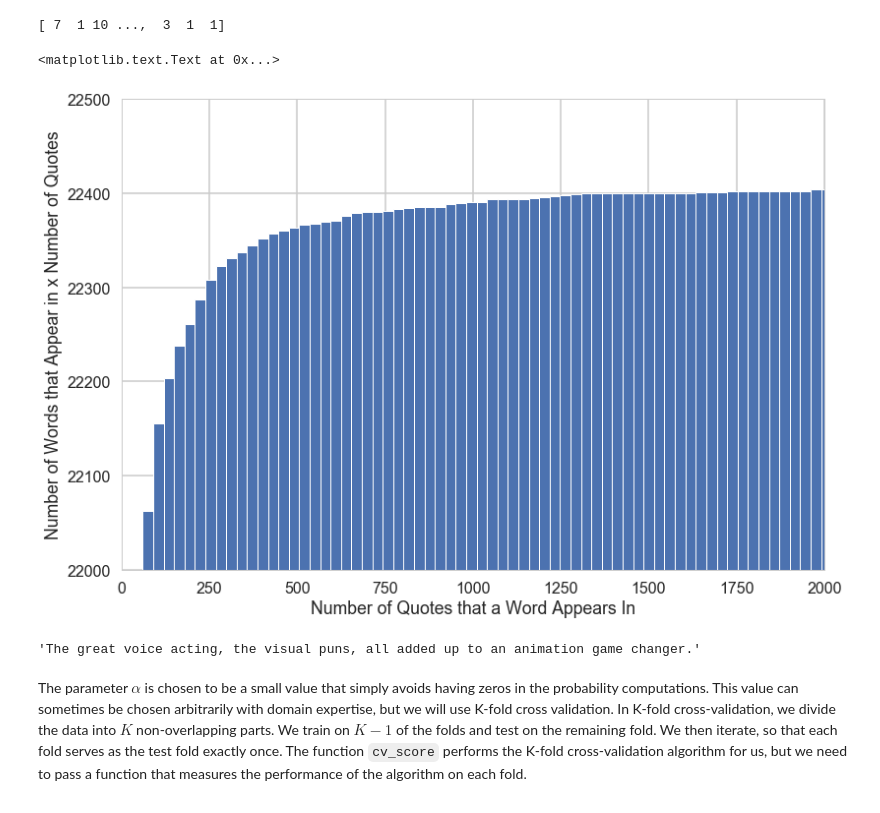
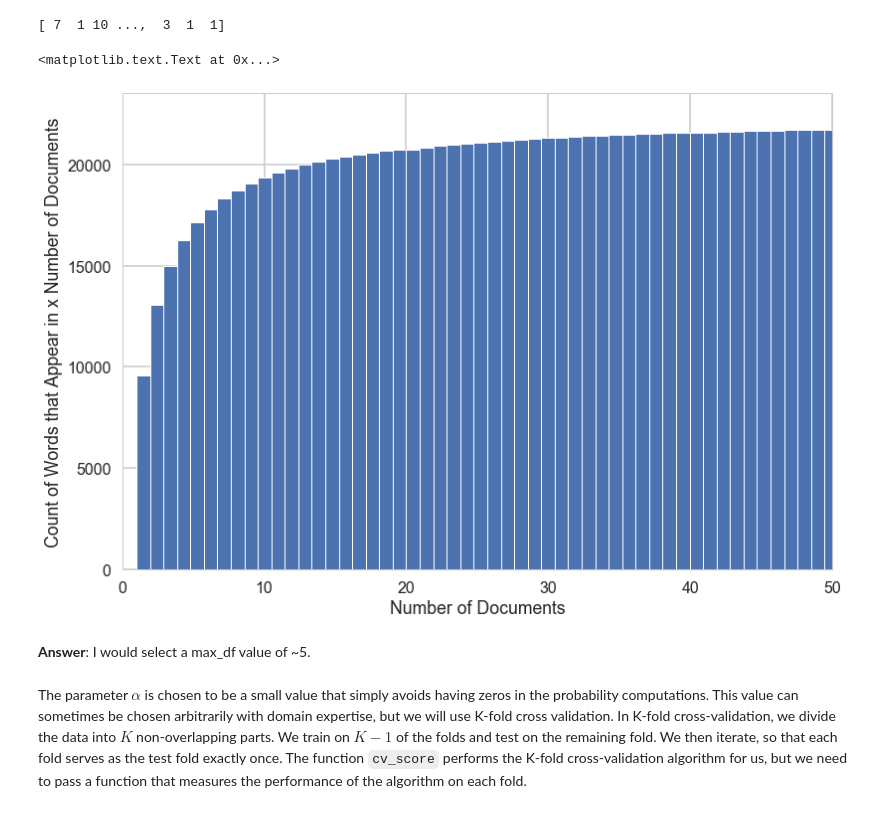
Before and after one commit to kevinlimk/naive_bayes, a Jupyter notebook: Mini_Project_Naive_Bayes.ipynb, the cells around one changed output. Saved outputs shown, nothing was run; the diff lists cells and outputs as text; code cells hidden in the pictures.

```diff
--- a/Mini_Project_Naive_Bayes.ipynb
+++ b/Mini_Project_Naive_Bayes.ipynb
@@ -339,18 +339,15 @@ print(x_hist)
 # %% [output]
 [ 7  1 10 ...,  3  1  1]
 # %%
-plt.hist(x_hist, bins=320, cumulative = True, edgecolor='w', lw=1)
-plt.ylim(22000,22500)
-plt.xlim(0,2000)
-plt.xlabel('Number of Quotes that a Word Appears In')
-plt.ylabel('Number of Words that Appear in x Number of Quotes')
+plt.hist(x_hist, bins=10000, cumulative = True, edgecolor='w', lw=1)
+plt.xlim(0,50)
+plt.xlabel('Number of Documents')
+plt.ylabel('Count of Words that Appear in x Number of Documents')
 # %% [output]
 <matplotlib.text.Text at 0x...>
-[figure, old version]
+[figure, new version]
-# %%
-df.quote[19]
-# %% [output]
-'The great voice acting, the visual puns, all added up to an animation game changer.'
+# %% [markdown]
+**Answer**: I would select a max_df value of ~5.
 # %% [markdown]
 The parameter $\alpha$ is chosen to be a small value that simply avoids having zeros in the probability computations. This value can sometimes be chosen arbitrarily with domain expertise, but we will use K-fold cross validation. In K-fold cross-validation, we divide the data into $K$ non-overlapping parts. We train on $K-1$ of the folds and test on the remaining fold. We then iterate, so that each fold serves as the test fold exactly once. The function `cv_score` performs the K-fold cross-validation algorithm for us, but we need to pass a function that measures the performance of the algorithm on each fold.
 # %%
```
Also changed, not shown: parts of 12 cells of this notebook.
